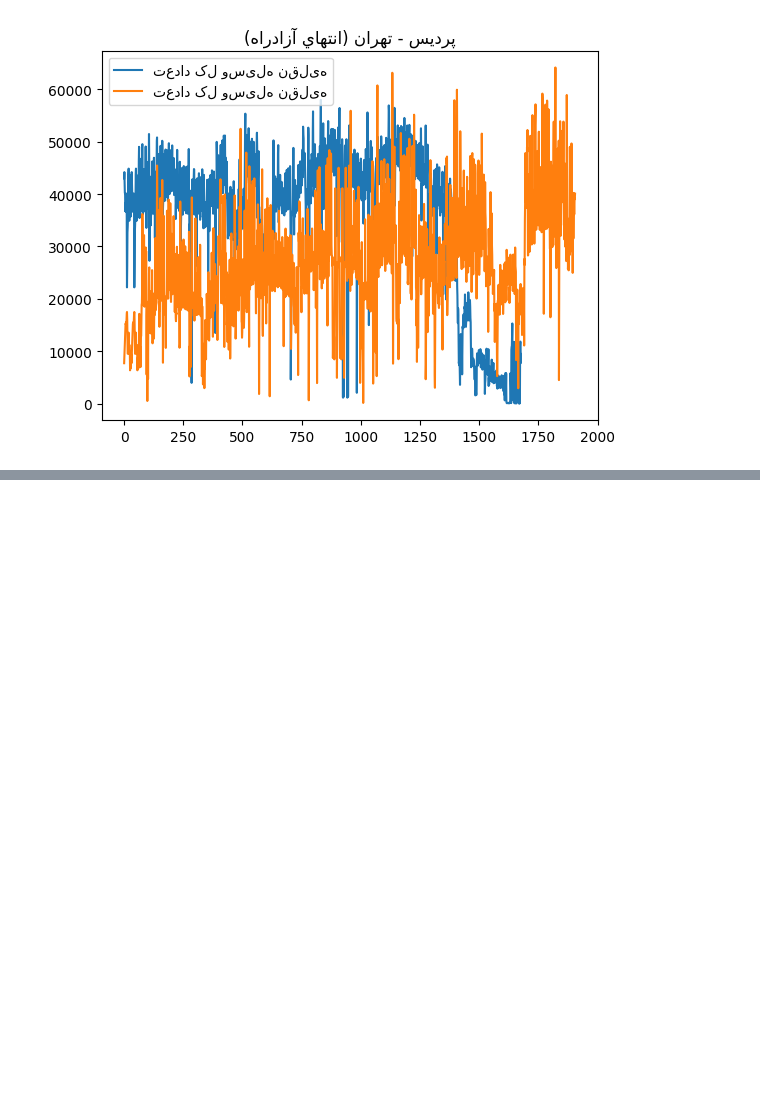
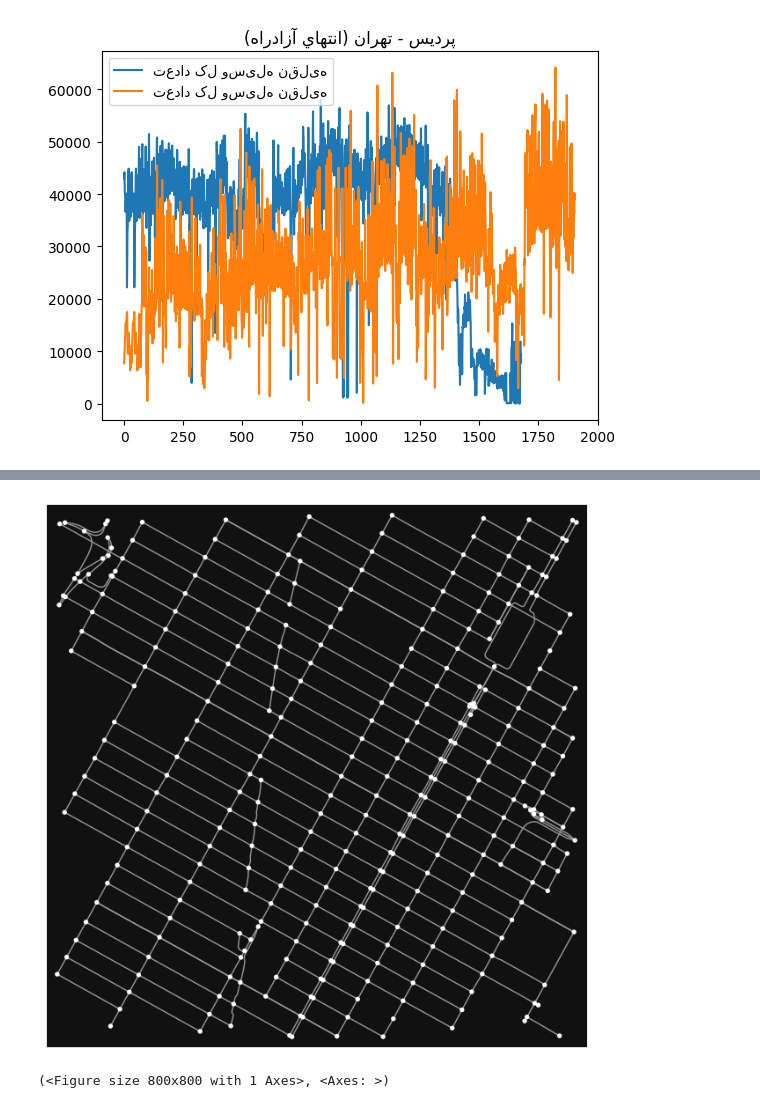
Before and after one commit to Amirali-Amirifar/traffic_analysis, a Jupyter notebook: analysis.ipynb, the cells around one changed output, grey strips where cells are left out. Cells and saved outputs as stored; diff of their text form; code cells hidden in the pictures; blank space fills up the shorter version.

```diff
--- a/analysis.ipynb
+++ b/analysis.ipynb
@@ -186,0 +168,6 @@ TypeError: getRoadAddress() missing 3 required positional arguments: 'month', 'c
+# %%
+G = ox.graph_from_address('350 5th Ave, New York, New York', network_type='drive')
+ox.plot_graph(G)
+# %% [output]
+[figure, added]
+(<Figure size 800x800 with 1 Axes>, <Axes: >)
```
Also changed, not shown: parts of 21 cells of this notebook, 4 other files.
